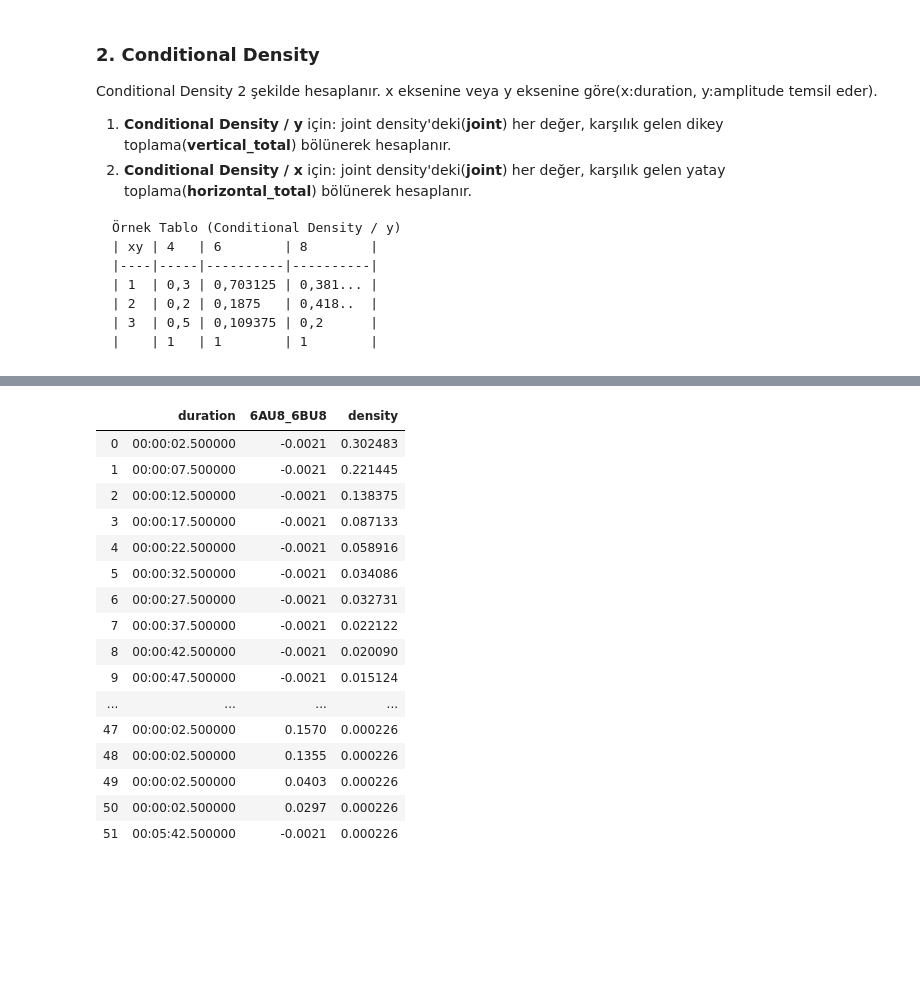
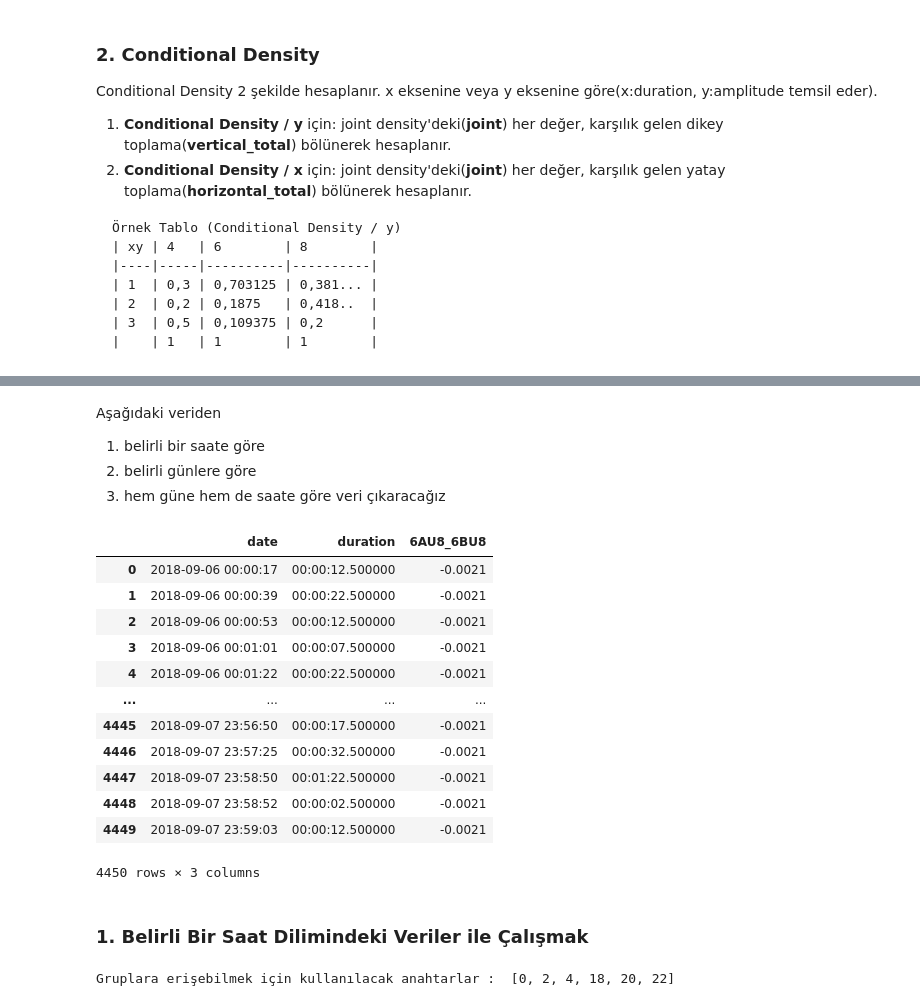
Before and after one commit to birdalugur/cefis2, a Jupyter notebook: main.ipynb, the cells around one changed output, grey strips where cells are left out. Saved outputs shown, nothing was run; the diff lists cells and outputs as text; code cells hidden in the pictures; blank space fills up the shorter version.

Commit message:
veri seçme

```diff
--- a/main.ipynb
+++ b/main.ipynb
@@ -493,20 +423,28 @@ x= density(pair_ab,'default')
-# %%
-x
-# %% [output]
-|  | duration | 6AU8_6BU8 | density |
-| 0 | 00:00:02.500000 | -0.0021 | 0.302483 |
-| 1 | 00:00:07.500000 | -0.0021 | 0.221445 |
-| 2 | 00:00:12.500000 | -0.0021 | 0.138375 |
-| 3 | 00:00:17.500000 | -0.0021 | 0.087133 |
-| 4 | 00:00:22.500000 | -0.0021 | 0.058916 |
-| 5 | 00:00:32.500000 | -0.0021 | 0.034086 |
-| 6 | 00:00:27.500000 | -0.0021 | 0.032731 |
-| 7 | 00:00:37.500000 | -0.0021 | 0.022122 |
-| 8 | 00:00:42.500000 | -0.0021 | 0.020090 |
-| 9 | 00:00:47.500000 | -0.0021 | 0.015124 |
-| ... | ... | ... | ... |
-| 47 | 00:00:02.500000 | 0.1570 | 0.000226 |
-| 48 | 00:00:02.500000 | 0.1355 | 0.000226 |
-| 49 | 00:00:02.500000 | 0.0403 | 0.000226 |
-| 50 | 00:00:02.500000 | 0.0297 | 0.000226 |
-| 51 | 00:05:42.500000 | -0.0021 | 0.000226 |
+# %% [markdown]
+Aşağıdaki veriden
+1. belirli bir saate göre
+2. belirli günlere göre
+3. hem güne hem de saate göre
+veri çıkaracağız
+# %%
+new_ab
+# %% [output]
+|  | date | duration | 6AU8_6BU8 |
+| 0 | 2018-09-06 00:00:17 | 00:00:12.500000 | -0.0021 |
+| 1 | 2018-09-06 00:00:39 | 00:00:22.500000 | -0.0021 |
+| 2 | 2018-09-06 00:00:53 | 00:00:12.500000 | -0.0021 |
+| 3 | 2018-09-06 00:01:01 | 00:00:07.500000 | -0.0021 |
+| 4 | 2018-09-06 00:01:22 | 00:00:22.500000 | -0.0021 |
+| ... | ... | ... | ... |
+| 4445 | 2018-09-07 23:56:50 | 00:00:17.500000 | -0.0021 |
+| 4446 | 2018-09-07 23:57:25 | 00:00:32.500000 | -0.0021 |
+| 4447 | 2018-09-07 23:58:50 | 00:01:22.500000 | -0.0021 |
+| 4448 | 2018-09-07 23:58:52 | 00:00:02.500000 | -0.0021 |
+| 4449 | 2018-09-07 23:59:03 | 00:00:12.500000 | -0.0021 |
+4450 rows × 3 columns
+# %% [markdown]
+### 1. Belirli Bir Saat Dilimindeki Veriler ile Çalışmak
+# %%
+ab_grup = grupla(new_ab,hour='2h')
+# %% [output]
+Gruplara erişebilmek için kullanılacak anahtarlar :  [0, 2, 4, 18, 20, 22]
```
Also changed, not shown: parts of 13 cells of this notebook, 1 other file.
